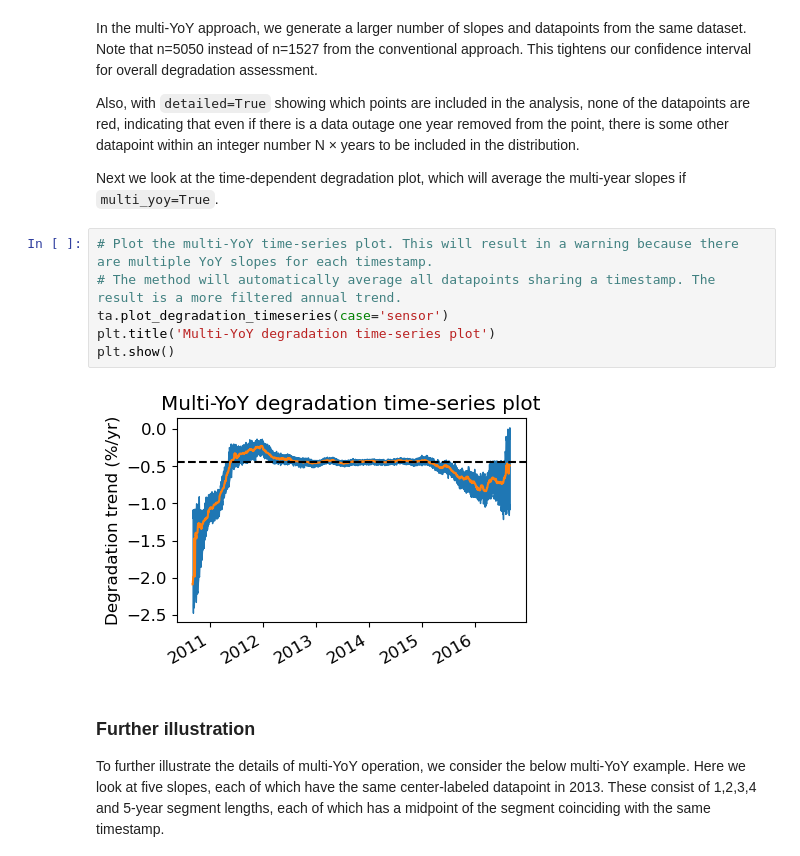
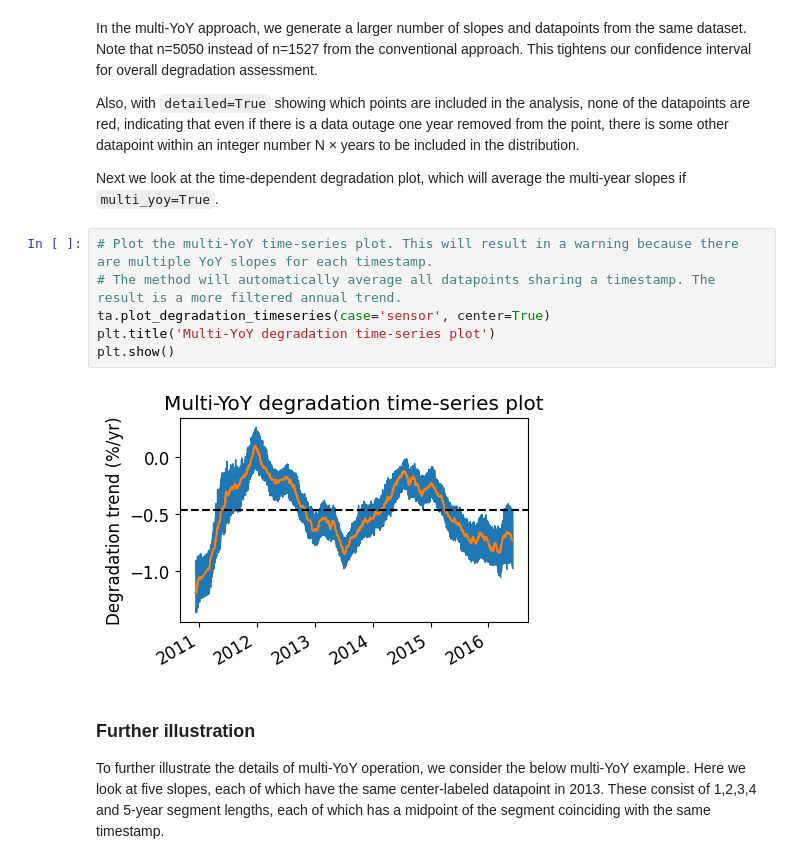
Before and after one commit to NatLabRockies/rdtools, a Jupyter notebook: docs/Multi-year_on_year_example.ipynb, the cells around one changed output. Saved outputs shown, nothing was run; the diff lists cells and outputs as text.

```diff
--- a/docs/Multi-year_on_year_example.ipynb
+++ b/docs/Multi-year_on_year_example.ipynb
@@ -175,11 +175,11 @@ Next we look at the time-dependent degradation plot, which will average the mult
 # %%
 # Plot the multi-YoY time-series plot. This will result in a warning because there are multiple YoY slopes for each timestamp.
 # The method will automatically average all datapoints sharing a timestamp. The result is a more filtered annual trend.
-ta.plot_degradation_timeseries(case='sensor')
+ta.plot_degradation_timeseries(case='sensor', center=True)
 plt.title('Multi-YoY degradation time-series plot')
 plt.show()
 # %% [output]
-[figure, old version]
+[figure, new version]
 # %% [markdown]
 ### Further illustration
 To further illustrate the details of multi-YoY operation,
```
Also changed, not shown: parts of 3 cells of this notebook.
